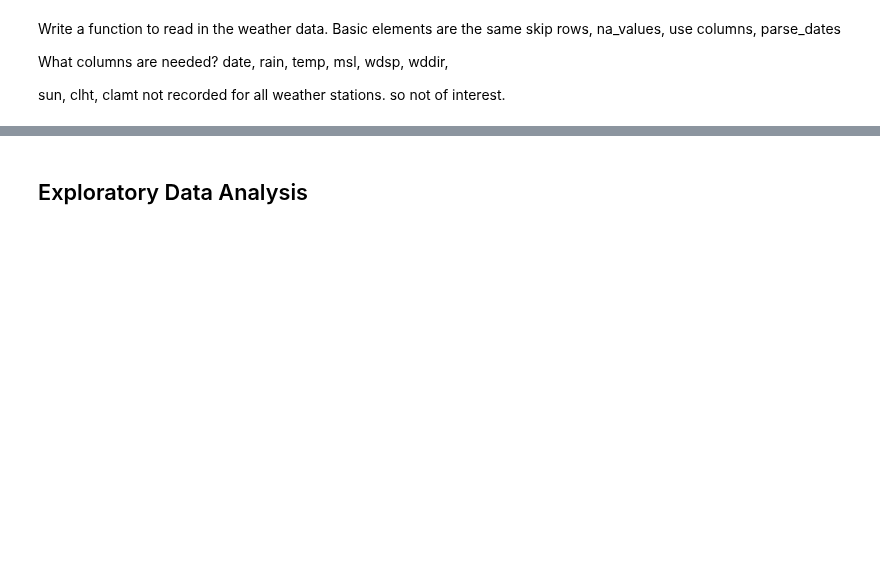
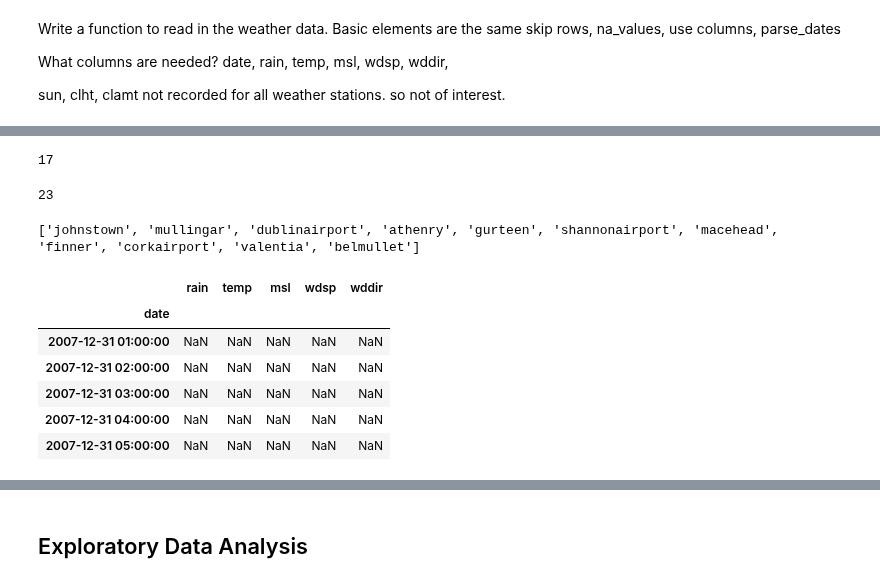
Before and after one commit to IreneKilgannon/PFDA, a Jupyter notebook: PFDA-project/wind.ipynb, the cells around one changed output, grey strips where cells are left out. Drawn from its saved outputs; the diff is of its cells as text; code cells hidden in the pictures; blank space fills up the shorter version.

```diff
--- a/PFDA-project/wind.ipynb
+++ b/PFDA-project/wind.ipynb
@@ -211,10 +200,57 @@ sun, clht, clamt not recorded for all weather stations. so not of interest.
+# %%
+def skip_rows(csv_file):
+    # Read the file, skipping metadata rows
+    with open(csv_file, 'r') as file:
+        lines = file.readlines()
+
+    # Identify the start of the data (row where actual CSV content begins)
+    for i, line in enumerate(lines):
+        if line.lower().startswith('date,'):
+            data_start_idx = i
+
+    return data_start_idx
+# %%
+skip_rows('data/weather/hly275MaceHead.csv')
+# %% [output]
+17
+# %%
+skip_rows('data/weather/hly518ShannonAirport.csv')
+# %% [output]
+23
+# %%
+def extract_location(file_name):
+    '''A function to extract the location from the file name'''
+
+    pattern = r'hly\d{3,4}([A-Z][a-z]+[A-Z]?[a-z]+).csv'
+
+    match = re.findall(pattern, file_name)
+
+    if match:
+        return match[0].lower()
+    else:
+        raise ValueError('File name does not match the expected pattern')
+# %%
+# Extract the location from the csv files in weather
+csv_files = glob.glob('data/weather/*.csv')
+
+location = []
+
+for file in csv_files:
+    name = extract_location(file)
+    location.append(name)
+print(location)
+# %% [output]
+['johnstown', 'mullingar', 'dublinairport', 'athenry', 'gurteen', 'shannonairport', 'macehead', 'finner', 'corkairport', 'valentia', 'belmullet']
 # %%
-def load_weather(file_name):
+def load_weather(file_name, skip_rows):
     '''A function to read in a weather csv file.'''
+
+    location_name = extract_location(file_name)
+
     file_path = 'data/weather/'
 
-    df = pd.read_csv(file_path + file_name,
-                    skiprows = 17,
+    weather_df = pd.read_csv(file_path + file_name,
+                    skiprows = skip_rows,
                     usecols= ['date', 'rain', 'temp', 'msl', 'wdsp', 'wddir'],
                     na_values = ' ',
                     index_col= 'date',
@@ -222,4 +258,15 @@ def load_weather(file_name):
                     date_format = "%d-%b-%Y %H:%M"
                     )
 
-    return df
+    return weather_df
+# %%
+gurteen = load_weather('hly1475Gurteen.csv', 17)
+gurteen.head()
+# %% [output]
+|  | rain | temp | msl | wdsp | wddir |
+| date |  |  |  |  |  |
+| 2007-12-31 01:00:00 | NaN | NaN | NaN | NaN | NaN |
+| 2007-12-31 02:00:00 | NaN | NaN | NaN | NaN | NaN |
+| 2007-12-31 03:00:00 | NaN | NaN | NaN | NaN | NaN |
+| 2007-12-31 04:00:00 | NaN | NaN | NaN | NaN | NaN |
+| 2007-12-31 05:00:00 | NaN | NaN | NaN | NaN | NaN |
```
Also changed, not shown: parts of 49 cells of this notebook, 2 other files.
